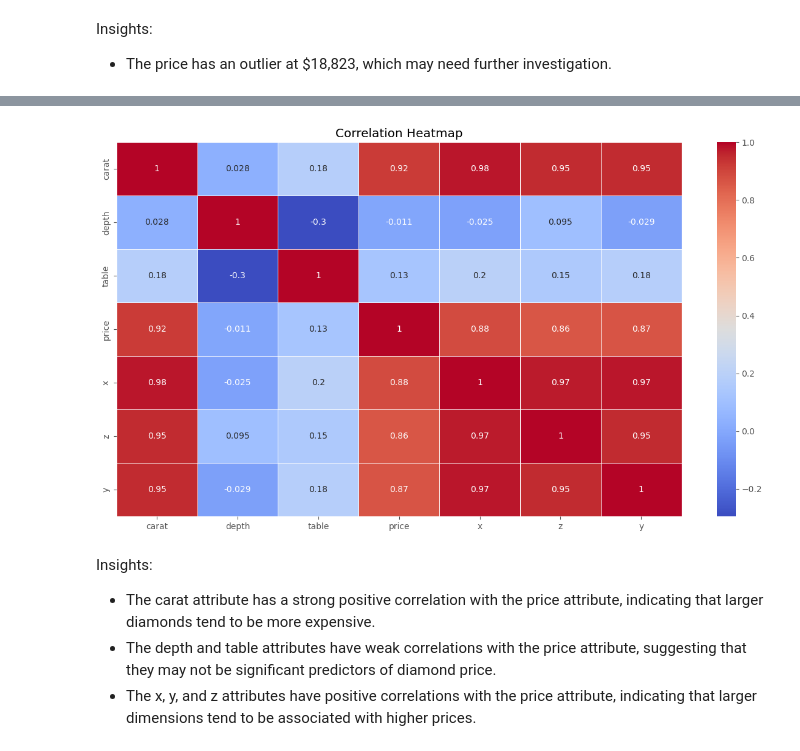
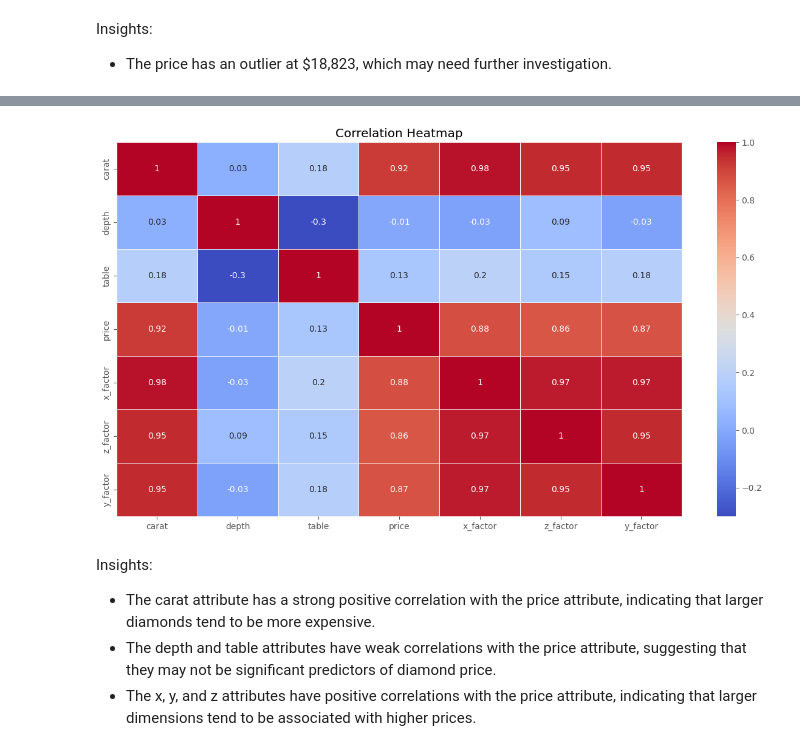
Before and after one commit to TeslimAdeyanju/4-Portfolio-SDS-CP023-diamond-price-predictor, a Jupyter notebook: Teslim-diamond-price-predictor-.ipynb, the cells around one changed output, grey strips where cells are left out. Drawn from its saved outputs; the diff is of its cells as text; code cells hidden in the pictures.

```diff
--- a/Teslim-diamond-price-predictor-.ipynb
+++ b/Teslim-diamond-price-predictor-.ipynb
@@ -99,9 +99,9 @@ df.shape
 # %%
 # rename the columns
 df.rename(columns={
-    'x (Premium)':'x',
-    'y (Good)':'y',
-    'z (Very Good)':'z'}, inplace=True)
+    'x (Premium)':'x_factor',
+    'y (Good)':'y_factor',
+    'z (Very Good)':'z_factor'}, inplace=True)
 # %%
 # check the convert the data types of the columns
 df.columns.to_list()
@@ -199,0 +240,3 @@ Insights:
+# %%
+corr_matrix = df[numerical_columns].corr().round(2)
+corr_matrix
@@ -200,10 +263,10 @@ Insights:
 # %%
 plt.figure(figsize=(15,8))
-sns.heatmap(df[numerical_columns].corr(), annot=True, cmap='coolwarm', linewidths=0.5)
+sns.heatmap(corr_matrix, annot=True, cmap='coolwarm', linewidths=0.5)
 plt.title('Correlation Heatmap')
 plt.show()
 # %% [output]
-[figure, old version]
+[figure, new version]
 # %% [markdown]
 Insights:
 - The carat attribute has a strong positive correlation with the price attribute, indicating that larger diamonds tend to be more expensive.
```
Also changed, not shown: parts of 37 cells of this notebook.
